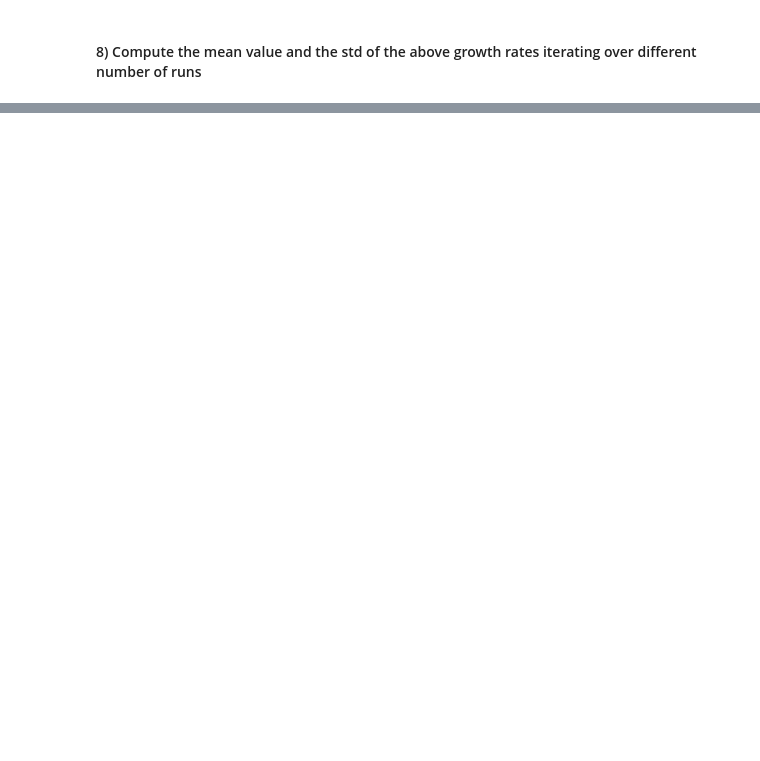
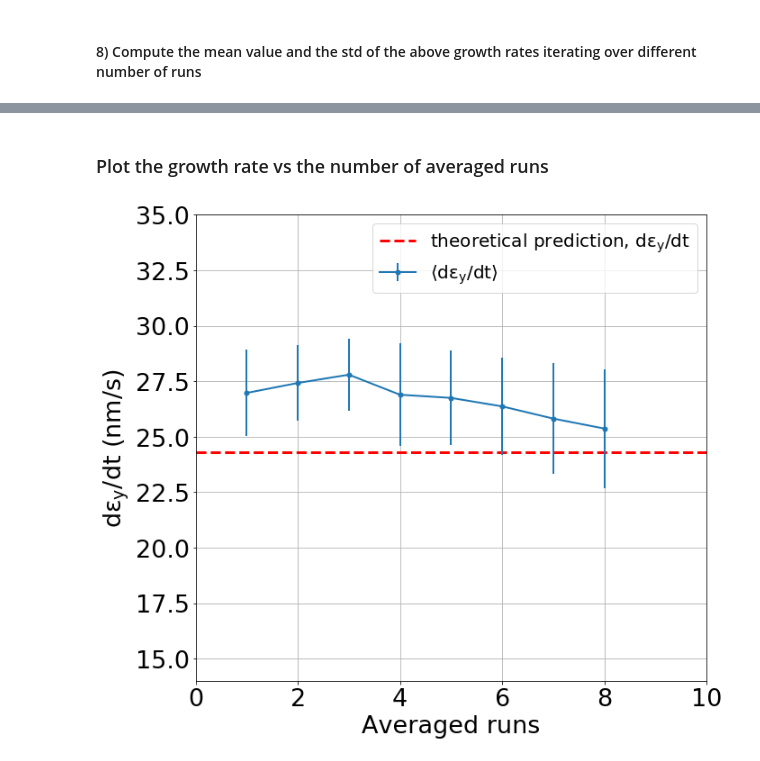
Before and after one commit to natriant/emittance_growth_CC_RFnoise_sixtracklib, a Jupyter notebook: emittance_growth_white_noise/growthRate_vs_Runs_barPlot.ipynb, the cells around one changed output, grey strips where cells are left out. Saved outputs shown, nothing was run; the diff lists cells and outputs as text; code cells hidden in the pictures; blank space fills up the shorter version.

```diff
--- a/emittance_growth_white_noise/growthRate_vs_Runs_barPlot.ipynb
+++ b/emittance_growth_white_noise/growthRate_vs_Runs_barPlot.ipynb
@@ -148,0 +208,22 @@ dey_list[-2]
+# %% [markdown]
+### Plot the growth rate vs the number of averaged runs
+# %%
+plt.hlines(expected_growth*1e9, 0, n_runs+1, linewidth=3, color='r', linestyle='dashed', label='theoretical prediction, '+r'$\mathrm{d\epsilon_y /dt}$')
+plt.errorbar(np.arange(n_runs)[1:], np.array(dey_list)*1e9, yerr=np.array(std_list)*1e9, marker ='o', linewidth=2, label=r'$\mathrm{\langle d \epsilon_y /dt \rangle}$')
+
+plt.xlim(0, n_runs+1)
+#plt.ylim(15, 35)
+plt.ylim(14, 35)
+
+#plt.xlabel(r'$\mathrm{\langle runs \rangle}$')
+plt.xlabel('Averaged runs')
+plt.ylabel(r'$\mathrm{d\epsilon_y /dt}$'+' (nm/s)')
+plt.legend()
+plt.grid()
+plt.tight_layout()
+
+savefig=False
+if savefig:
+    plt.savefig('Vgrowth_Rate_vs_Runs_SPS_270GeV_A1e-8_Vrf5_088MV_20kNb_{}turns_{}runs.png'.format(turns, n_runs))
+# %% [output]
+[figure, added]
```
Also changed, not shown: parts of 25 cells of this notebook, 1 other file.
